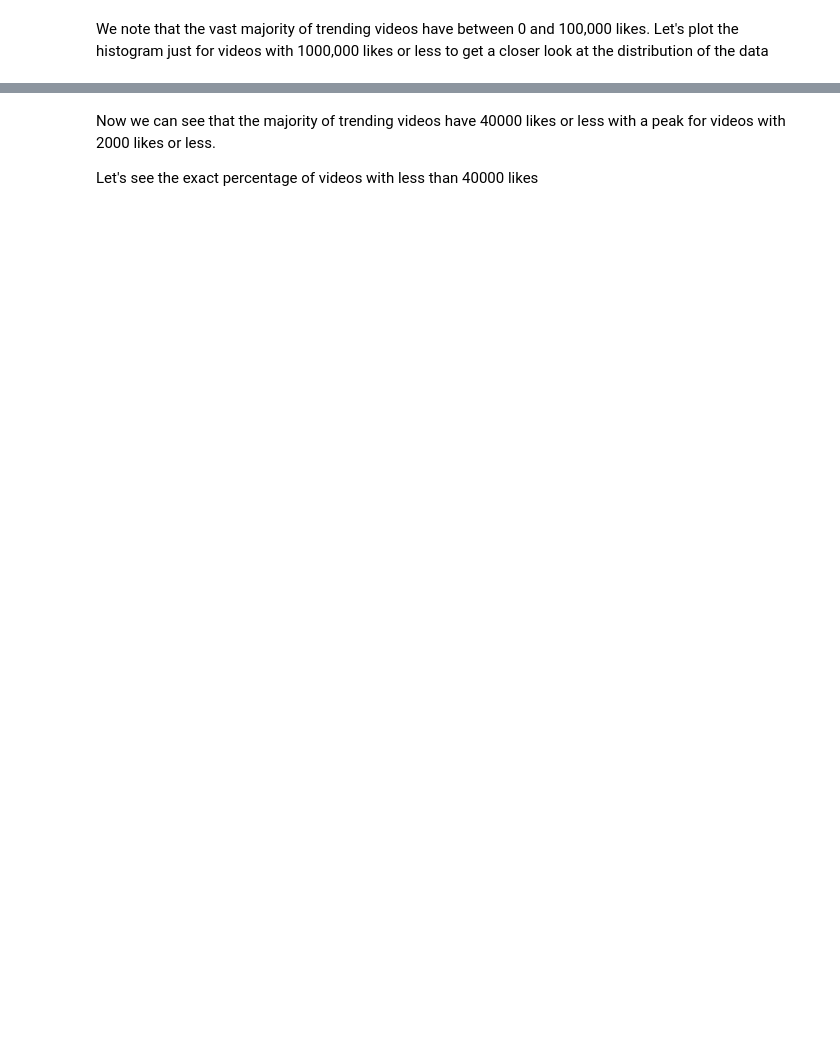
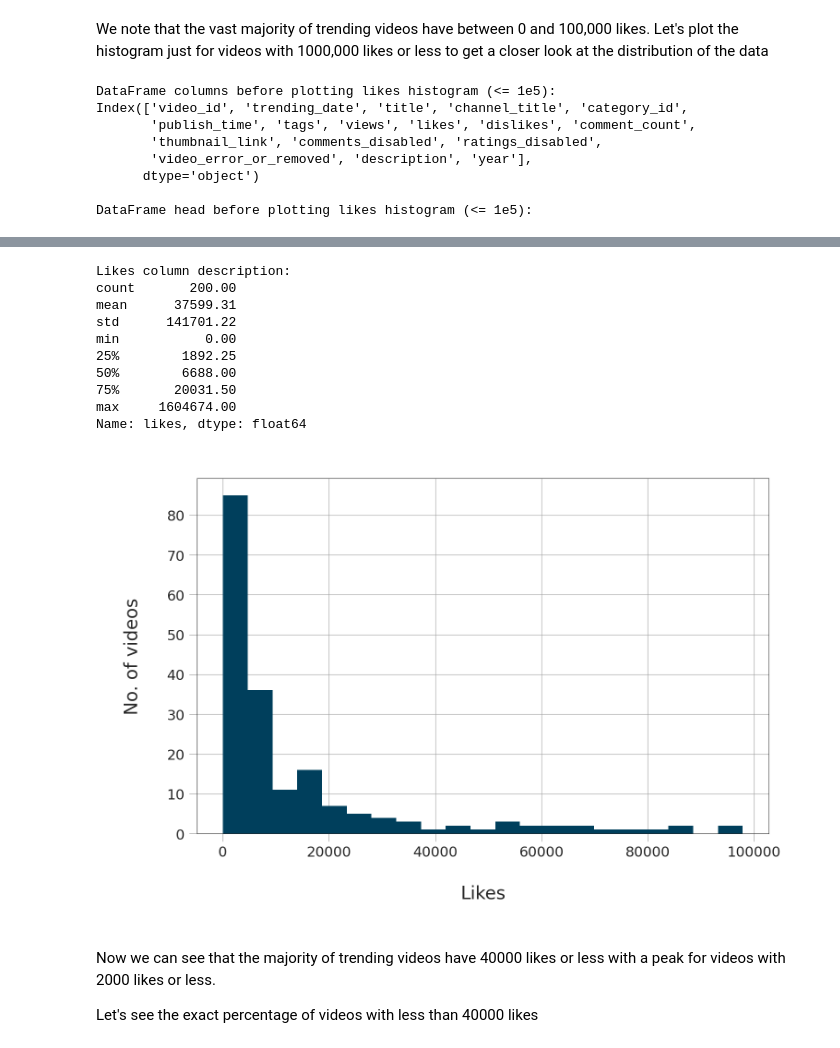
Before and after one commit to Levi-bytes/YouTube-Trending-Videos-Analysis, a Jupyter notebook: YouTube Trending Videos Analysis.ipynb, the cells around one changed output, grey strips where cells are left out. Drawn from its saved outputs; the diff is of its cells as text; code cells hidden in the pictures; blank space fills up the shorter version.

```diff
--- a/YouTube Trending Videos Analysis.ipynb
+++ b/YouTube Trending Videos Analysis.ipynb
@@ -150,7 +253,27 @@ _ = plt.xticks(rotation=90)
 # %% [markdown]
 We note that the vast majority of trending videos have between 0 and 100,000 likes. Let's plot the histogram just for videos with 1000,000 likes or less to get a closer look at the distribution of the data
 # %%
+# Add debugging prints for likes histogram <= 1e5
+print("\nDataFrame columns before plotting likes histogram (<= 1e5):")
+print(df.columns)
+print("\nDataFrame head before plotting likes histogram (<= 1e5):")
+display(df.head())
+print("\nLikes column description:")
+print(df['likes'].describe())
+
+
+# Re-execute likes histogram plot for likes <= 1e5
 fig, ax = plt.subplots()
 _ = sns.distplot(df[df["likes"] <= 1e5]["likes"], kde=False,
                  color=PLOT_COLORS[4], hist_kws={'alpha': 1}, ax=ax)
 _ = ax.set(xlabel="Likes", ylabel="No. of videos")
+plt.show()
+# %% [output]
+DataFrame columns before plotting likes histogram (<= 1e5):
+Index(['video_id', 'trending_date', 'title', 'channel_title', 'category_id',
+       'publish_time', 'tags', 'views', 'likes', 'dislikes', 'comment_count',
+       'thumbnail_link', 'comments_disabled', 'ratings_disabled',
+       'video_error_or_removed', 'description', 'year'],
+      dtype='object')
+
+DataFrame head before plotting likes histogram (<= 1e5):
@@ -157,3 +286,14 @@ _ = ax.set(xlabel="Likes", ylabel="No. of videos")
+Likes column description:
+count       200.00
+mean      37599.31
+std      141701.22
+min           0.00
+25%        1892.25
+50%        6688.00
+75%       20031.50
+max     1604674.00
+Name: likes, dtype: float64
+[figure, added]
 # %% [markdown]
 Now we can see that the majority of trending videos have 40000 likes or less with a peak for videos with 2000 likes or less.
 
```
Also changed, not shown: parts of 105 cells of this notebook.
